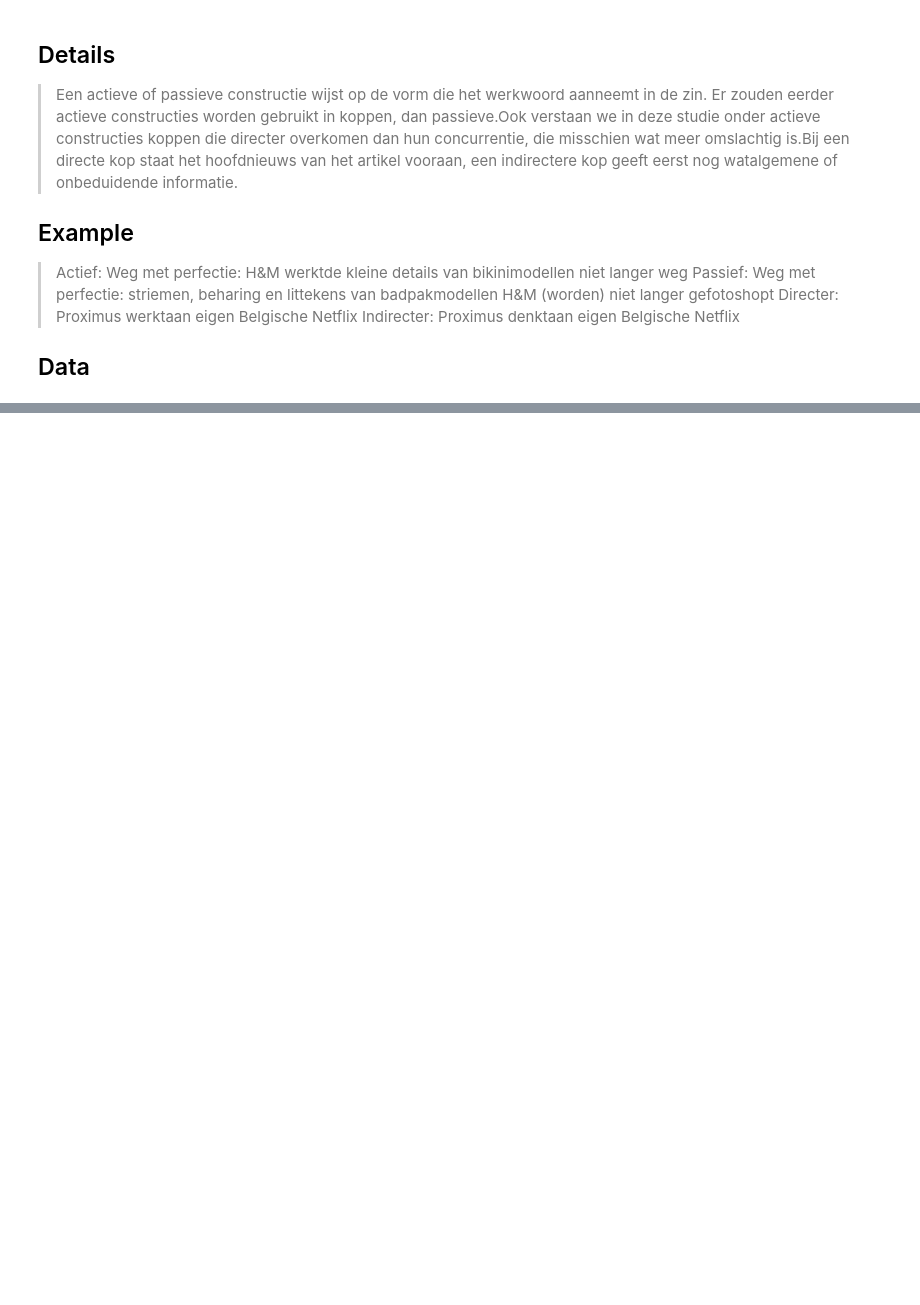
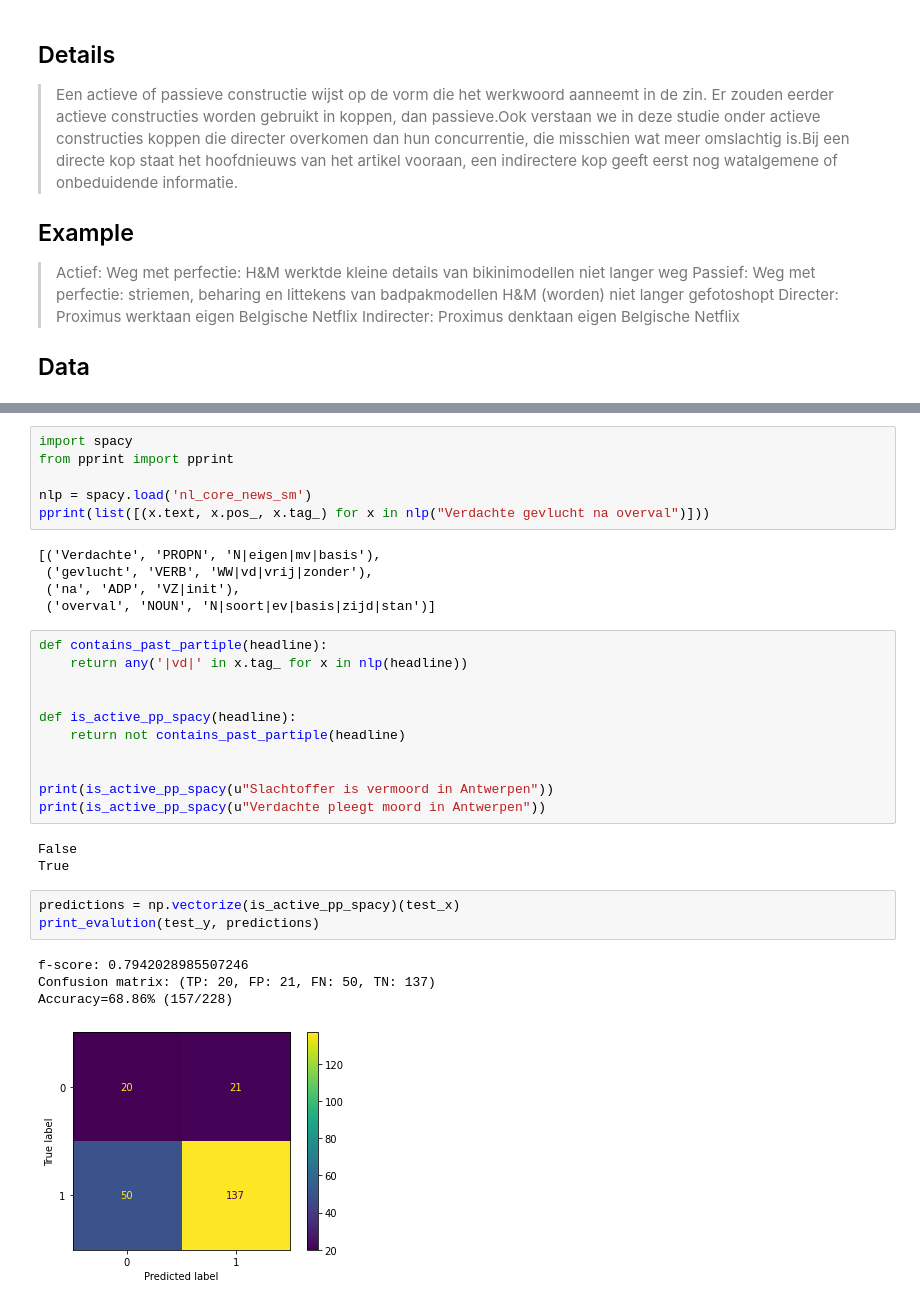
Before and after one commit to arnodeceuninck/news-headlines-research, a Jupyter notebook: 1e Actief.ipynb, the cells around one changed output, grey strips where cells are left out. Cells and saved outputs as stored; diff of their text form; blank space fills up the shorter version.

```diff
--- a/1e Actief.ipynb
+++ b/1e Actief.ipynb
@@ -56,0 +84,33 @@ Accuracy=34.36% (238/565)
+# %%
+import spacy
+from pprint import pprint
+
+nlp = spacy.load('nl_core_news_sm')
+pprint(list([(x.text, x.pos_, x.tag_) for x in nlp("Verdachte gevlucht na overval")]))
+# %% [output]
+[('Verdachte', 'PROPN', 'N|eigen|mv|basis'),
+ ('gevlucht', 'VERB', 'WW|vd|vrij|zonder'),
+ ('na', 'ADP', 'VZ|init'),
+ ('overval', 'NOUN', 'N|soort|ev|basis|zijd|stan')]
+# %%
+def contains_past_partiple(headline):
+    return any('|vd|' in x.tag_ for x in nlp(headline))
+
+
+def is_active_pp_spacy(headline):
+    return not contains_past_partiple(headline)
+
+
+print(is_active_pp_spacy(u"Slachtoffer is vermoord in Antwerpen"))
+print(is_active_pp_spacy(u"Verdachte pleegt moord in Antwerpen"))
+# %% [output]
+False
+True
+# %%
+predictions = np.vectorize(is_active_pp_spacy)(test_x)
+print_evalution(test_y, predictions)
+# %% [output]
+f-score: 0.7942028985507246
+Confusion matrix: (TP: 20, FP: 21, FN: 50, TN: 137)
+Accuracy=68.86% (157/228)
+[figure, added]
```
Also changed, not shown: parts of 20 cells of this notebook, 23 other files.
